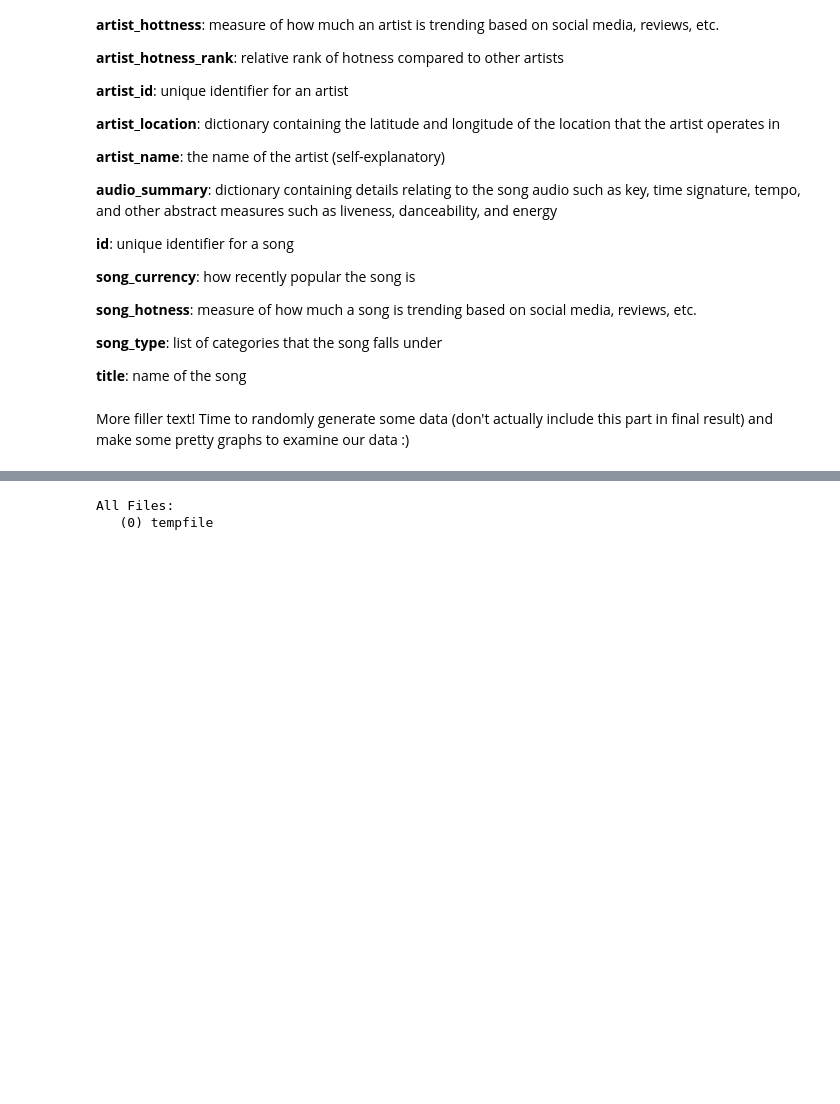
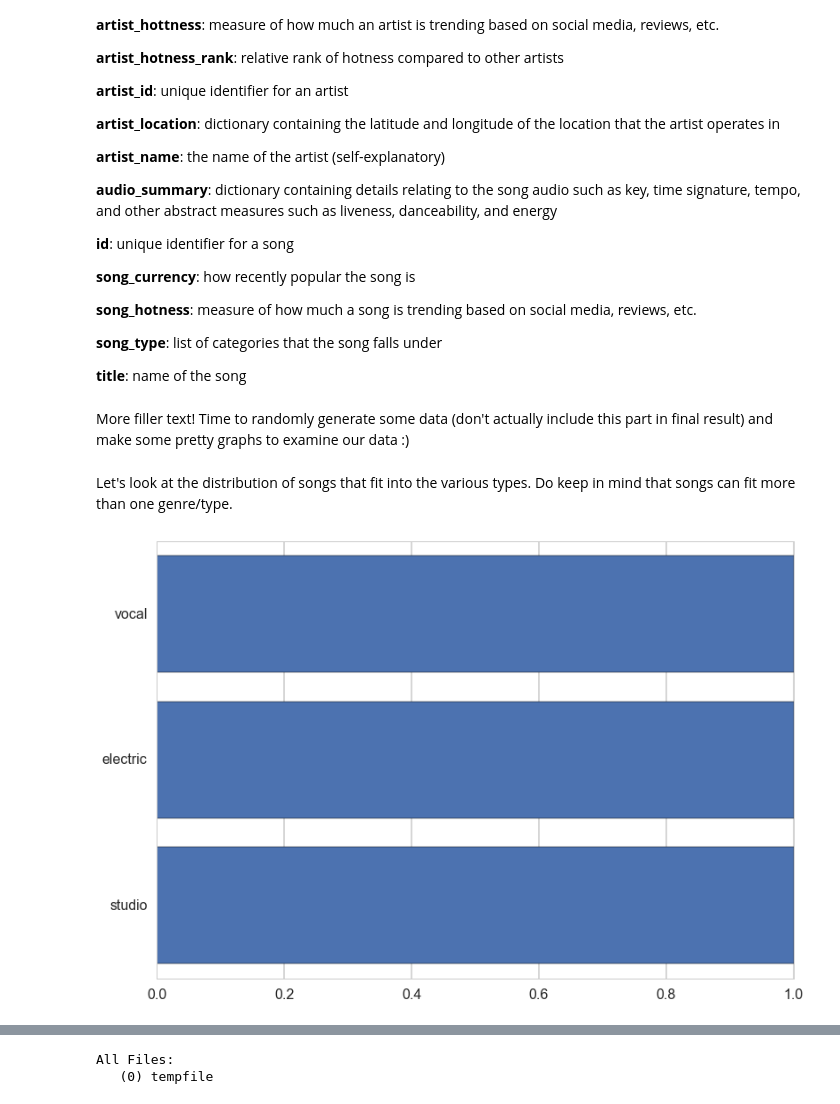
Before and after one commit to allenchen248/Bayesian-Asians-Project, a Jupyter notebook: Jesse's Test Code.ipynb, the cells around one changed output, grey strips where cells are left out. Saved outputs shown, nothing was run; the diff lists cells and outputs as text; code cells hidden in the pictures; blank space fills up the shorter version.

Commit message:
draft of pre-analysis visualizations

```diff
--- a/Jesse's Test Code.ipynb
+++ b/Jesse's Test Code.ipynb
@@ -77,3 +77,25 @@ So what do each of these columns mean?
 **title**: name of the song
 # %% [markdown]
 More filler text! Time to randomly generate some data (don't actually include this part in final result) and make some pretty graphs to examine our data :)
+# %% [markdown]
+Let's look at the distribution of songs that fit into the various types. Do keep in mind that songs can fit more than one genre/type.
+# %%
+import collections
+
+# create a default dict of ints so we can keep track of how many songs are of each type
+d = collections.defaultdict(int)
+
+def track_song_types(typelist):
+    for song_type in typelist:
+        d[song_type] += 1
+
+test['song_type'].map(track_song_types)
+songtypedict = dict(d)
+
+# now that we've got a dictionary, let's plot it!
+plt.barh(range(len(songtypedict)), songtypedict.values(), align='center')
+plt.yticks(range(len(songtypedict)), songtypedict.keys())
+
+plt.show()
+# %% [output]
+[figure, added]
```
Also changed, not shown: parts of 9 cells of this notebook.
